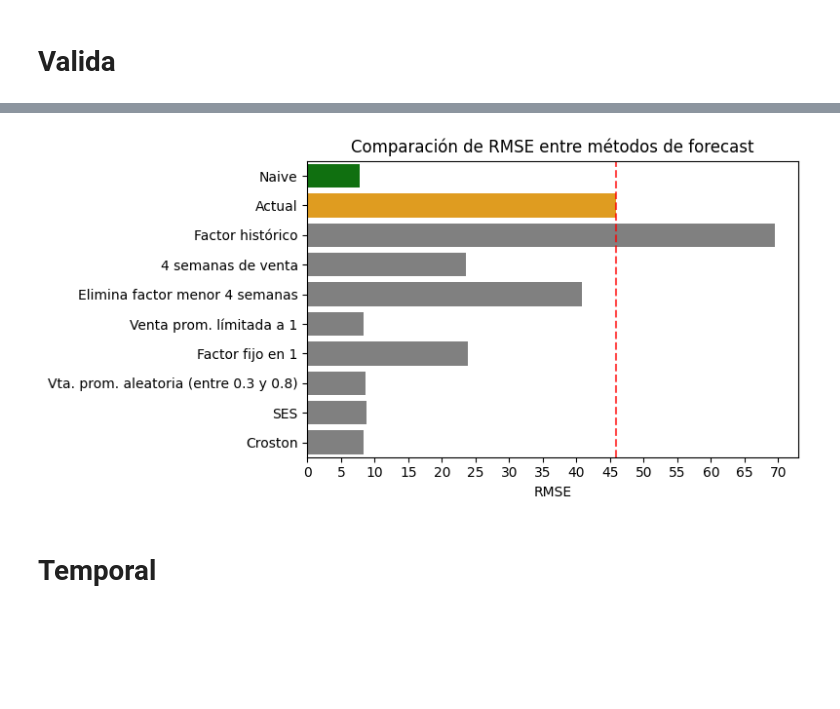
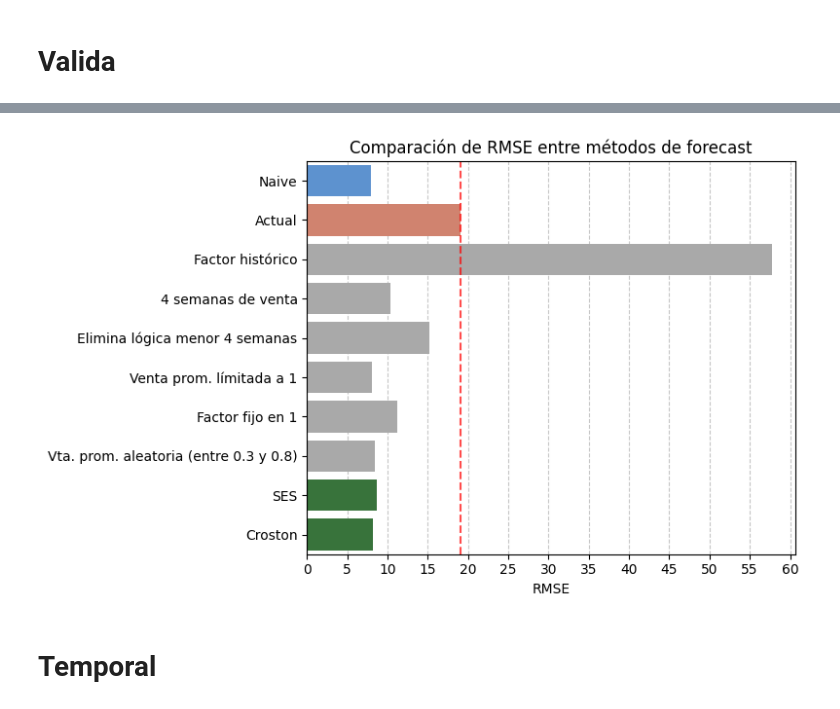
Before and after one commit to bi-retail-tricot/forecast, a Jupyter notebook: notebooks/06_modelacion_forecasts.ipynb, the cells around one changed output, grey strips where cells are left out. Drawn from its saved outputs; the diff is of its cells as text; code cells hidden in the pictures; blank space fills up the shorter version.

Commit message:
Fix a las vtas promedio y ademas genex sin tallas

```diff
--- a/notebooks/06_modelacion_forecasts.ipynb
+++ b/notebooks/06_modelacion_forecasts.ipynb
@@ -390,3 +380,20 @@ data_all.head()
+# %%
+dict_factor_l_dias = {
+    2: 28/7,
+    3: 28/14,
+    4: 28/21,
+}
+
+cond = (
+    data_all['week_number'].isin([2, 3, 4]) &
+    (data_all['week_start_date'].dt.date == dt.date(2025, 5, 5))
+)
+
+data_all['vta_promedio'] = np.where(
+    cond,
+    data_all['mean_sales_past_4_weeks'] * data_all['week_number'].map(dict_factor_l_dias),
+    data_all['vta_promedio']
+)
 # %% [markdown]
 # Calculos
 # %%
@@ -461,7 +468,7 @@ cond3 = data_all["repo_x_dda"] >= data_all["repo_x_ume"] # Que la repo sea por d
 
 data_repo_x_dda = data_all.loc[cond1 & cond2 & cond3].copy()
 
-data_repo_x_dda = data_repo_x_dda[data_repo_x_dda['week_start'] != dt.date(2025, 5, 5)]
+data_repo_x_dda = data_repo_x_dda[data_repo_x_dda['week_start_date'] != dt.date(2025, 5, 5)]
 # %% [markdown]
 # Valida
 # %%
@@ -485,7 +492,7 @@ forecast_dict = {
 # %%
 dict_names = {
     "forecast_naive": "Naive",
-    "forecast_mauro": "Elimina factor menor 4 semanas",
+    "forecast_mauro": "Elimina lógica menor 4 semanas",
     "forecast_tricot": "Actual",
     "forecast_tricot_sin_2_semanas": "Sin 2 semanas",
     "forecast_factor_hist": "Factor histórico",
@@ -521,8 +528,11 @@ metrics
 # %%
+best_models = ['SES', 'Croston']
+
 colors = [
-    'orange' if x == 'Actual'
-    else 'green' if x == 'Naive'
-    else 'gray'
+    '#2E7D32' if x in best_models  # verde fuerte para los mejores
+    else '#E07A5F' if x == 'Actual'
+    else '#4A90E2' if x == 'Naive'
+    else '#A9A9A9'
     for x in metrics['forecast']
 ]
 # %%
@@ -568,20 +600,23 @@ plt.show()
 # %%
-plt.figure(figsize=(8, 4))
-sns.barplot(data=metrics, x="rmse", y="forecast", hue="forecast", palette=colors, legend=False)
+plt.figure(figsize=(8, 5))
+
+sns.barplot(data=metrics, x="rmse", y="forecast", hue="forecast", palette=colors, legend=False, zorder=2)
 
 actual_mae = metrics[metrics['forecast'] == 'Actual']['rmse'].iloc[0]
 plt.axvline(x=actual_mae, color='red', linestyle='--', alpha=0.7)
 
 plt.gca().xaxis.set_major_locator(mticker.MultipleLocator(5))
 
 plt.title('Comparación de RMSE entre métodos de forecast')
 plt.xlabel('RMSE')
 plt.ylabel('')
 
 plt.tight_layout()
+plt.grid(axis='x', linestyle='--', alpha=0.7, zorder = 1)
+
 plt.show()
 # %% [output]
-[figure, old version]
+[figure, new version]
 # %% [markdown]
 # Temporal
 # %%
```
Also changed, not shown: parts of 17 cells of this notebook, 6 other files.
